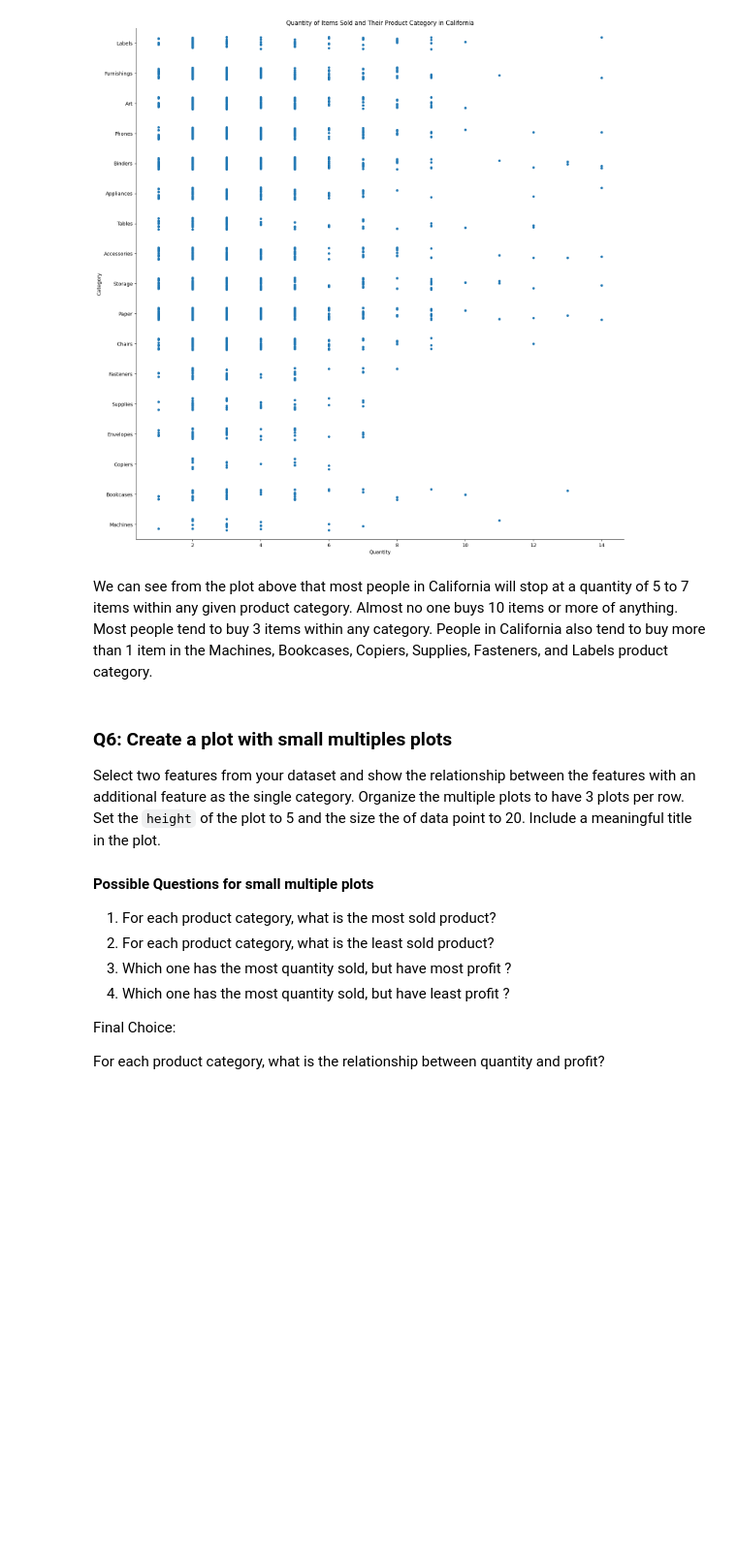
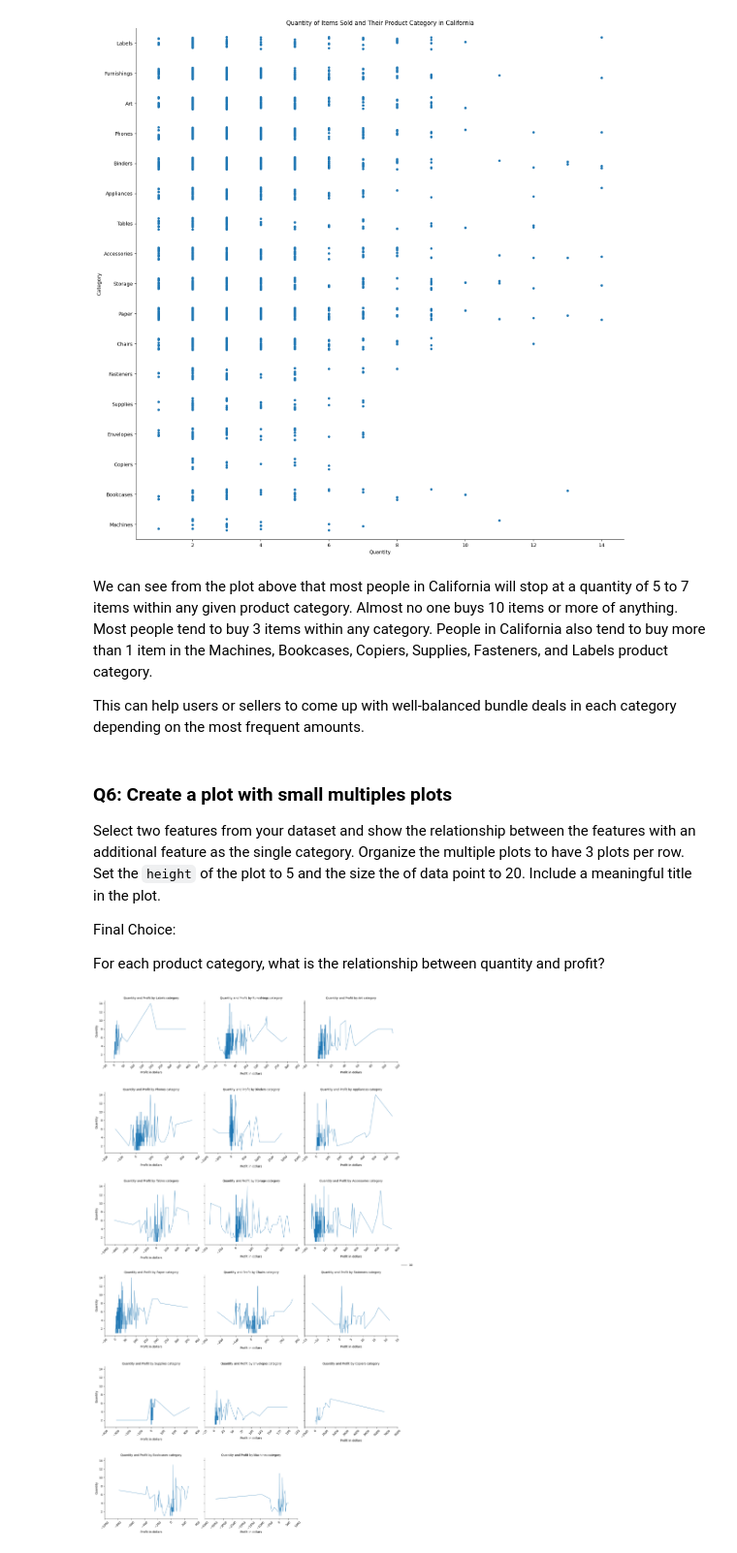
Before and after one commit to sjensen39/CS133_GP1, a Jupyter notebook: project_class_notebooks/P1_initial_exploration.ipynb, the cells around one changed output. Shown at 97% size. Drawn from its saved outputs; the diff is of its cells as text; code cells hidden in the pictures; blank space fills up the shorter version.

Commit message:
added relplot with varied categories

```diff
--- a/project_class_notebooks/P1_initial_exploration.ipynb
+++ b/project_class_notebooks/P1_initial_exploration.ipynb
@@ -166,14 +182,12 @@ plt.title("Quantity of Items Sold and Their Product Category in California");
 [figure]
 # %% [markdown]
 We can see from the plot above that most people in California will stop at a quantity of 5 to 7 items within any given product category. Almost no one buys 10 items or more of anything. Most people tend to buy 3 items within any category. People in California also tend to buy more than 1 item in the Machines, Bookcases, Copiers, Supplies, Fasteners, and Labels product category.
+
+This can help users or sellers to come up with well-balanced bundle deals in each category depending on the most frequent amounts.
 # %% [markdown]
 ### Q6: Create a plot with small multiples plots
 Select two features from your dataset and show the relationship between the features with an additional feature as the single category. Organize the multiple plots to have 3 plots per row. Set the `height` of the plot to 5 and the size the of data point to 20. Include a meaningful title in the plot.
-#### Possible Questions for small multiple plots
-1. For each product category, what is the most sold product?
-2. For each product category, what is the least sold product?
-3. Which one has the most quantity sold, but have most profit ?
-3. Which one has the most quantity sold, but have least profit ?
+
 
 Final Choice:
 
@@ -182,0 +195,27 @@ For each product category, what is the relationship between quantity and profit?
+# %%
+# Your code here . . .
+
+analysis_plot = sns.relplot(
+    data = amazon_analysis,
+    x = "Profit",
+    y = "Quantity",
+    col = "Category",
+    col_wrap = 3,
+    kind = "line",
+    height = 5,
+    size = 10,
+    facet_kws={"sharex": False}
+)
+for ax in analysis_plot.axes.flat:
+  ax.tick_params(axis="x", labelbottom = True)
+  ax.set_xlabel("Profit in dollars")
+
+analysis_plot.set_xticklabels(rotation = 45)
+analysis_plot.set_titles("Quantity and Profit by {col_name} category")
+analysis_plot.figure.subplots_adjust(
+    hspace= 0.5,
+    bottom = 0.15
+)
+plt.show()
+# %% [output]
+[figure, added]
```
Also changed, not shown: parts of 4 cells of this notebook.
